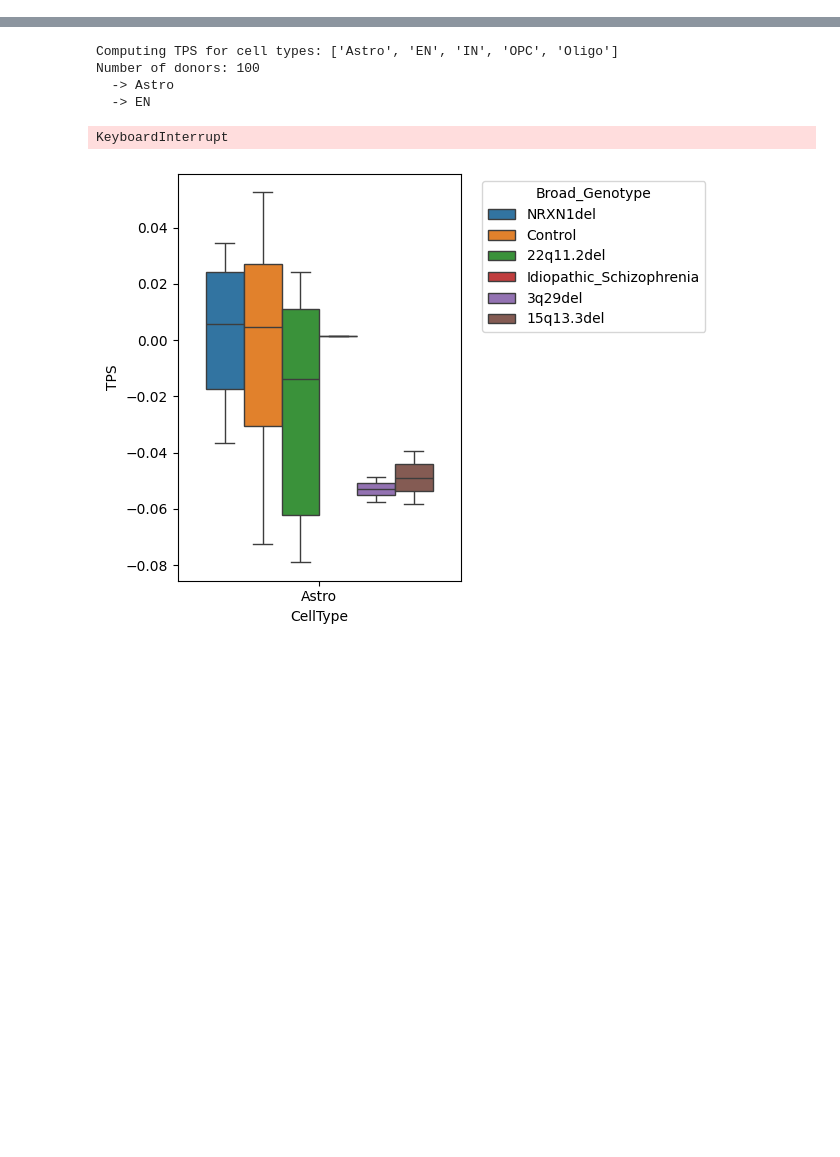
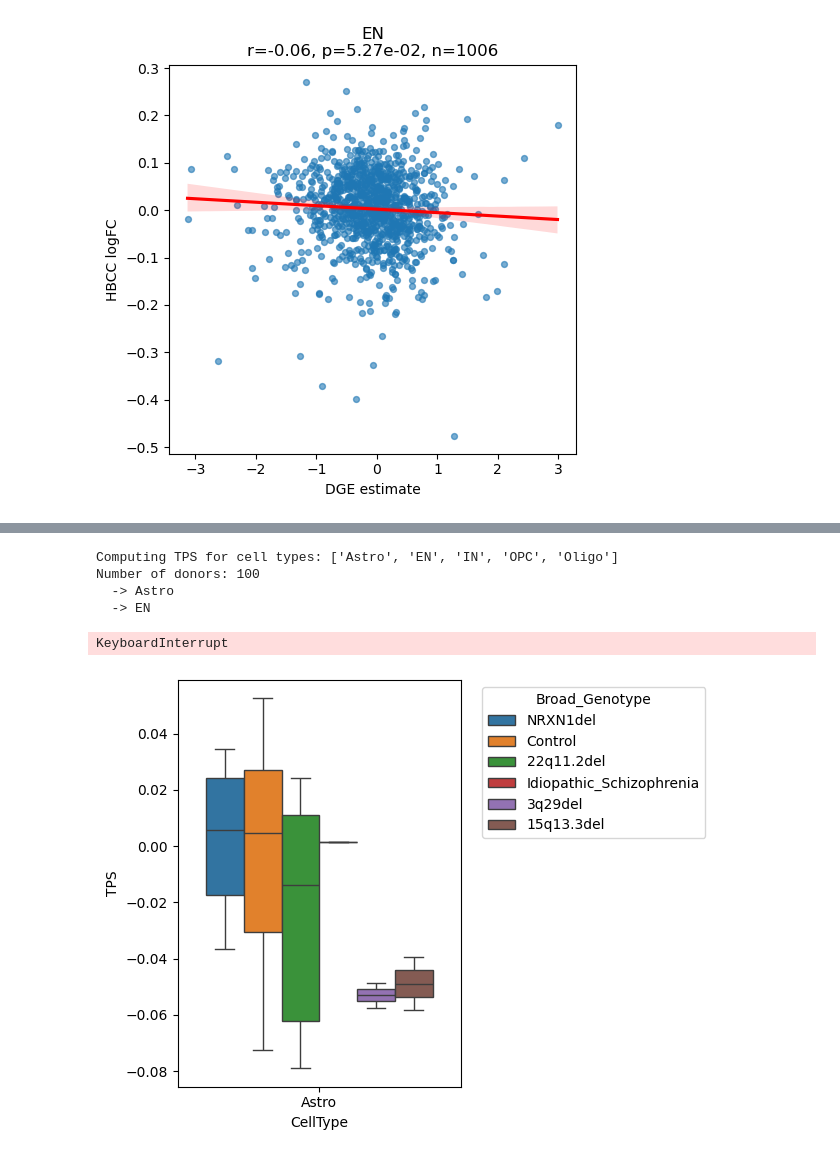
Before and after one commit to deepak-kaji/schizophrenia_organoid_convergence, a Jupyter notebook: psychad_mapping/transcriptomic_phenotype_score.ipynb, the cells around one changed output, grey strips where cells are left out. Cells and saved outputs as stored; diff of their text form; code cells hidden in the pictures; blank space fills up the shorter version.

Commit message:
added preliminary magma analyses; attempted ran TPS scoring with idopathic SCZ organoids as reference, beginning leave out mashR testing

```diff
--- a/psychad_mapping/transcriptomic_phenotype_score.ipynb
+++ b/psychad_mapping/transcriptomic_phenotype_score.ipynb
@@ -287,0 +290,4 @@ dreamlet_metadata = pd.read_excel('/mnt/sdb/scz_meta_analysis_processed/psychad_
+# %%
+hbcc_bool = dreamlet_combined['Dataset'] == 'HBCC'
+scz_bool = dreamlet_combined['coef'] == 'c08xSCZ - c08xControl'
+class_bool = dreamlet_combined['AnnoLevel'] == 'class'
@@ -287,0 +307,11 @@ dreamlet_metadata = pd.read_excel('/mnt/sdb/scz_meta_analysis_processed/psychad_
+# %%
+hbcc_scz = dreamlet_combined[(hbcc_bool & scz_bool & class_bool)]
+# %%
+CSV_PATH = '/mnt/sdb/scz_meta_analysis_processed/dge_signatures/dreamlet_dges/disease_analyses/'
+
+# by manuscript #
+dge_walsh_22q11 = pd.read_csv(Path(CSV_PATH) / 'dreamlet_walsh_22q11_dge_scz_results.csv')
+dge_walsh_15q13 = pd.read_csv(Path(CSV_PATH) / 'dreamlet_walsh_15q13_dge_scz_results.csv')
+dge_nrxn1 = pd.read_csv(Path(CSV_PATH) / 'dreamlet_nrxn1_combined.csv')
+dge_22q11 = pd.read_csv(Path(CSV_PATH) / 'dreamlet_22q11_combined.csv')
+dge_idiopathic = pd.read_csv(Path(CSV_PATH) / 'dreamlet_idiopathic_combined.csv')
@@ -287,0 +344,24 @@ dreamlet_metadata = pd.read_excel('/mnt/sdb/scz_meta_analysis_processed/psychad_
+# %%
+dge_idiopathic['psychad_celltypes'] = dge_idiopathic['assay'].astype('str')
+
+dge_idiopathic.loc[dge_idiopathic['psychad_celltypes'].str.contains('Neuron'), 'psychad_celltypes'] = 'EN'
+dge_idiopathic.loc[dge_idiopathic['psychad_celltypes'].str.contains('GABAergic'), 'psychad_celltypes'] = 'IN'
+dge_idiopathic.loc[(dge_idiopathic['psychad_celltypes'] == 'OPC'), 'psychad_celltypes'] = 'OPC'
+dge_idiopathic.loc[(dge_idiopathic['psychad_celltypes'] == 'Oligodendrocyte'), 'psychad_celltypes'] = 'Oligo'
+dge_idiopathic.loc[(dge_idiopathic['psychad_celltypes'] == 'Astrocyte'), 'psychad_celltypes'] = 'Astro'
+
+dge_22q11['psychad_celltypes'] = dge_22q11['assay'].astype('str')
+
+dge_22q11.loc[dge_22q11['psychad_celltypes'].str.contains('Neuron'), 'psychad_celltypes'] = 'EN'
+dge_22q11.loc[dge_22q11['psychad_celltypes'].str.contains('GABAergic'), 'psychad_celltypes'] = 'IN'
+dge_22q11.loc[(dge_22q11['psychad_celltypes'] == 'OPC'), 'psychad_celltypes'] = 'OPC'
+dge_22q11.loc[(dge_22q11['psychad_celltypes'] == 'Oligodendrocyte'), 'psychad_celltypes'] = 'Oligo'
+dge_22q11.loc[(dge_22q11['psychad_celltypes'] == 'Astrocyte'), 'psychad_celltypes'] = 'Astro'
+
+dge_nrxn1['psychad_celltypes'] = dge_nrxn1['assay'].astype('str')
+
+dge_nrxn1.loc[dge_nrxn1['psychad_celltypes'].str.contains('Neuron'), 'psychad_celltypes'] = 'EN'
+dge_nrxn1.loc[dge_nrxn1['psychad_celltypes'].str.contains('GABAergic'), 'psychad_celltypes'] = 'IN'
+dge_nrxn1.loc[(dge_nrxn1['psychad_celltypes'] == 'OPC'), 'psychad_celltypes'] = 'OPC'
+dge_nrxn1.loc[(dge_nrxn1['psychad_celltypes'] == 'Oligodendrocyte'), 'psychad_celltypes'] = 'Oligo'
+dge_nrxn1.loc[(dge_nrxn1['psychad_celltypes'] == 'Astrocyte'), 'psychad_celltypes'] = 'Astro'
@@ -287,0 +464,4 @@ dreamlet_metadata = pd.read_excel('/mnt/sdb/scz_meta_analysis_processed/psychad_
+# %%
+idiopathic_summary, idiopathic_genes = correlate_dge_to_hbcc(dge_idiopathic, hbcc_scz)
+# %% [output]
+[figure, added]
```
Also changed, not shown: parts of 23 cells of this notebook, 4 other files.
